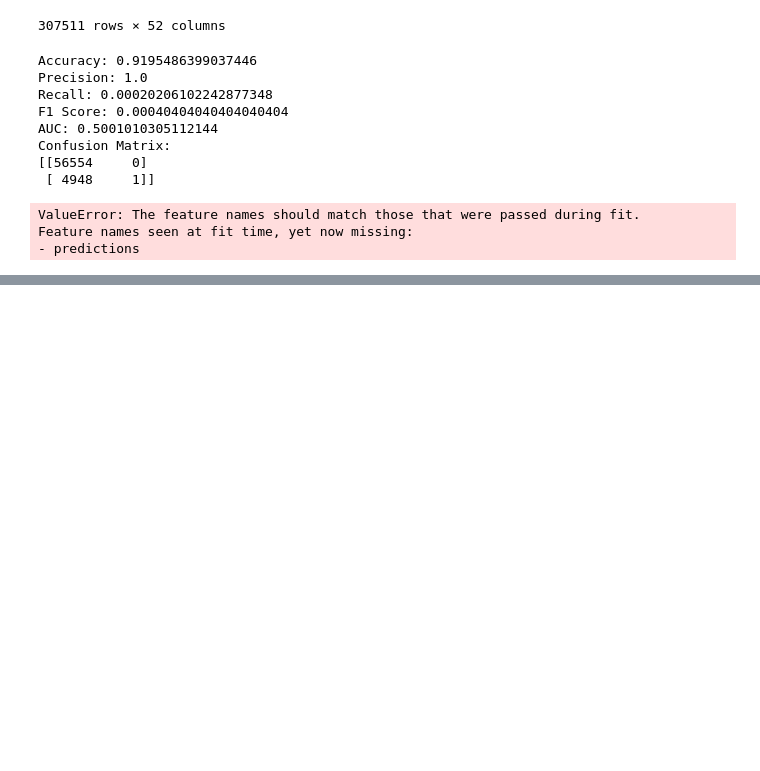
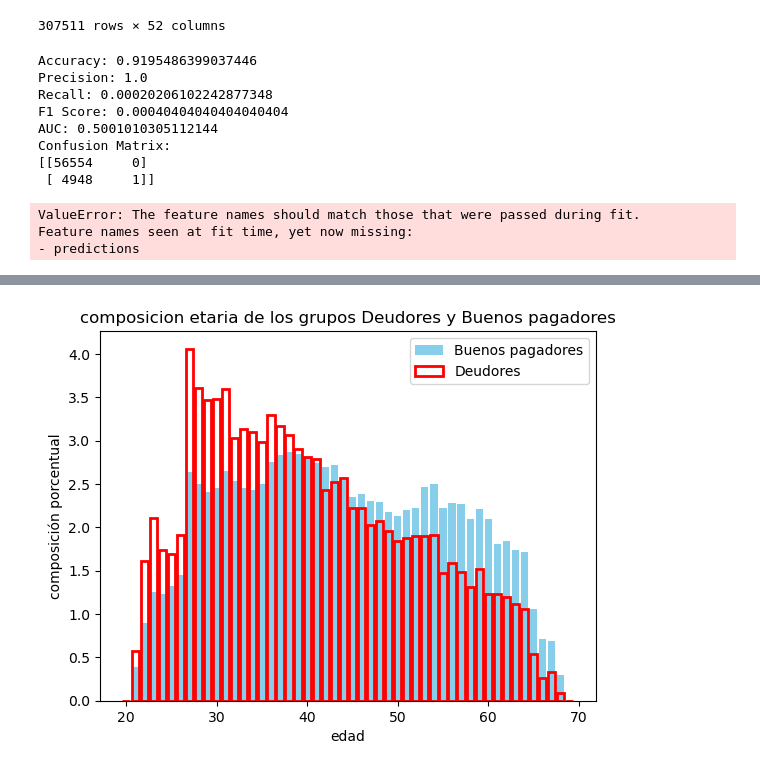
Before and after one commit to No-Country-simulation/c23-16-data, a Jupyter notebook: models.ipynb, the cells around one changed output, grey strips where cells are left out. Drawn from its saved outputs; the diff is of its cells as text; code cells hidden in the pictures; blank space fills up the shorter version.

Commit message:
unos gráficos mas

```diff
--- a/models.ipynb
+++ b/models.ipynb
@@ -1309,0 +1349,16 @@ Feature names seen at fit time, yet now missing:
+# %%
+
+plt1 = merge_train[['YEARS_OLD', 'TARGET']].copy()
+
+# Agrupar por 'YEARS_OLD' y contar
+plt1 = plt1.groupby('YEARS_OLD').agg(
+    COUNT=('YEARS_OLD', 'count'),
+    TARGET_1=('TARGET', lambda x: (x == 1).sum()),  # Contar TARGET=1
+    TARGET_0=('TARGET', lambda x: (x == 0).sum())   # Contar TARGET=0
+)
+
+# Restablecer el índice
+plt1 = plt1.reset_index()
+
+# Mostrar el DataFrame resultante
+print(plt1)
@@ -1309,0 +1383,15 @@ Feature names seen at fit time, yet now missing:
+# %%
+# Crear el gráfico de barras para TARGET_1
+plt.bar(plt1['YEARS_OLD'], plt1['TARGET_0']/plt1['TARGET_0'].sum()*100, color='skyblue', label='Buenos pagadores')
+
+# Crear el gráfico de barras para TARGET_0 (sin relleno, con contorno)
+plt.bar(plt1['YEARS_OLD'], plt1['TARGET_1']/plt1['TARGET_1'].sum()*100, color='none', edgecolor='red', linewidth=2, label='Deudores')
+
+# Agregar etiquetas y mostrar el gráfico
+plt.title('composicion etaria de los grupos Deudores y Buenos pagadores')
+plt.xlabel('edad')
+plt.ylabel('composición porcentual')
+plt.legend()
+plt.show()
+# %% [output]
+[figure, added]
```
Also changed, not shown: parts of 18 cells of this notebook.
